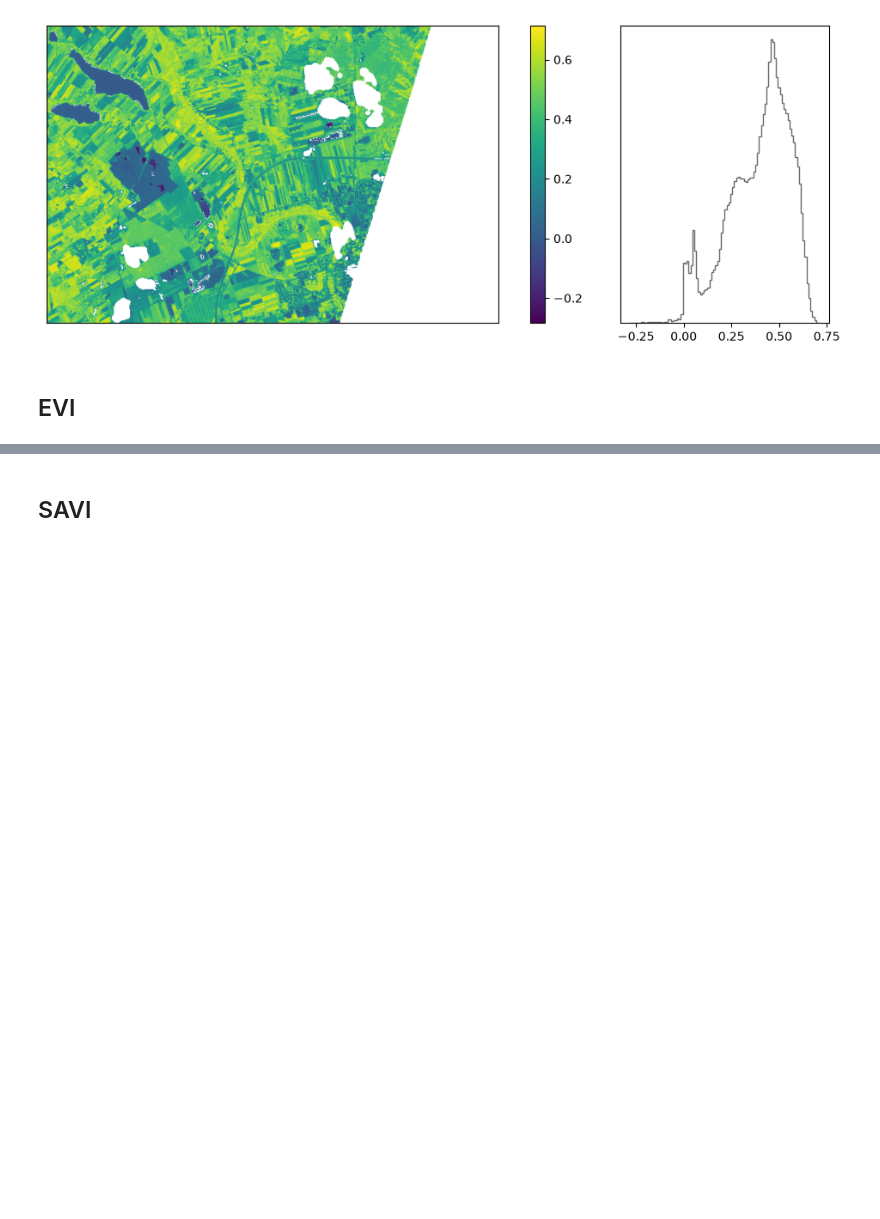
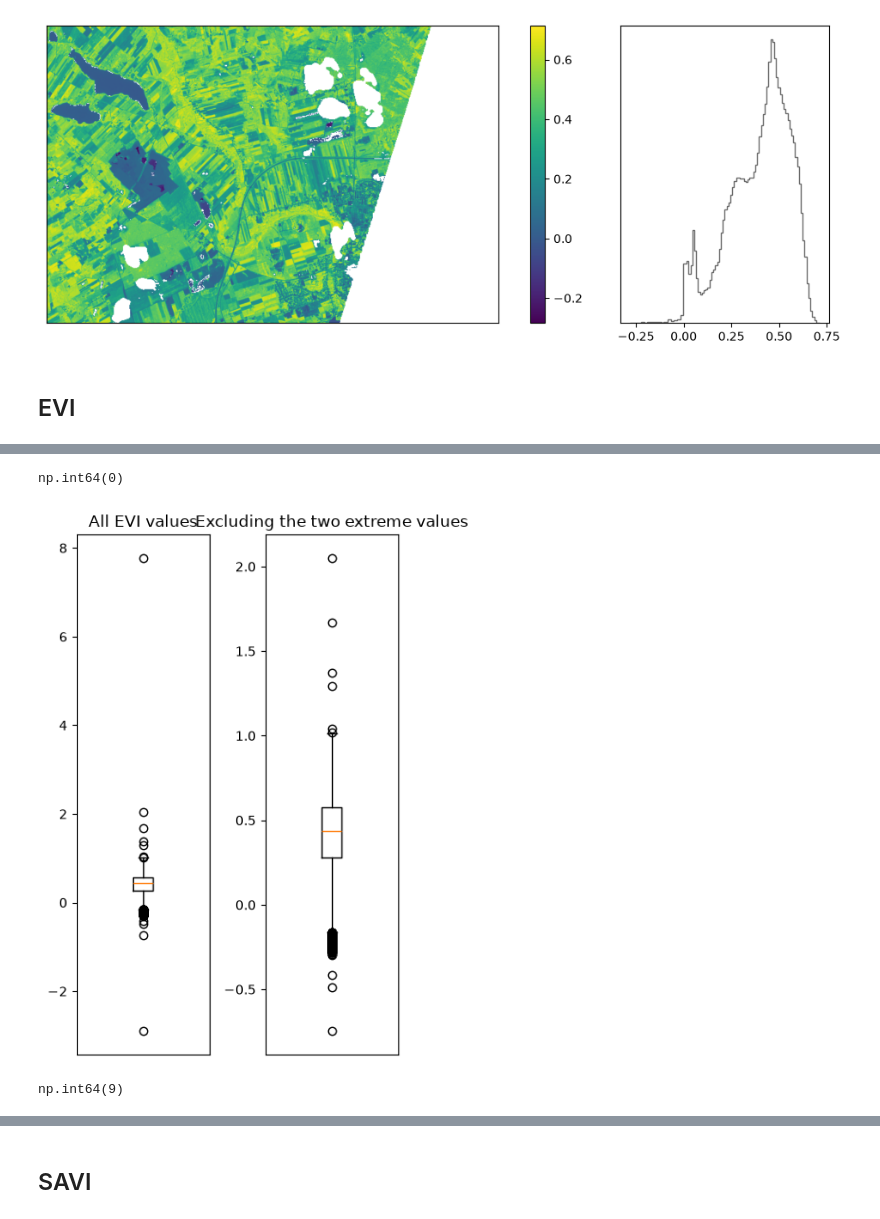
Before and after one commit to mikolaj-kowal/rs-vegetation-indices-analysis, a Jupyter notebook: notebooks/02-index-calculation.ipynb, the cells around one changed output, grey strips where cells are left out. Drawn from its saved outputs; the diff is of its cells as text; code cells hidden in the pictures; blank space fills up the shorter version.

Commit message:
Handle EVI outliers

```diff
--- a/notebooks/02-index-calculation.ipynb
+++ b/notebooks/02-index-calculation.ipynb
@@ -126,0 +146,24 @@ plt.tight_layout()
+# %%
+# check whether the index denominator values are close to zero
+denom_lt_005 = np.abs(denominator) < 0.05
+denom_lt_005.sum()
+# %% [output]
+np.int64(0)
+# %%
+fig, ax = plt.subplots(1, 2, figsize=(4, 6))
+
+dataset = evi[~np.isnan(evi)]
+dataset = dataset[(dataset < 4) & (dataset > -2)]
+
+ax[0].boxplot(evi[~np.isnan(evi)])
+ax[1].boxplot(dataset)
+
+ax[0].set_title("All EVI values")
+ax[1].set_title("Excluding the two extreme values")
+
+ax[0].get_xaxis().set_visible(False)
+ax[1].get_xaxis().set_visible(False)
+
+plt.tight_layout()
+# %% [output]
+[figure, added]
@@ -126,0 +181,5 @@ plt.tight_layout()
+# %%
+# count outliers
+mask_outliers.sum()
+# %% [output]
+np.int64(9)
```
Also changed, not shown: parts of 15 cells of this notebook, 1 other file.
